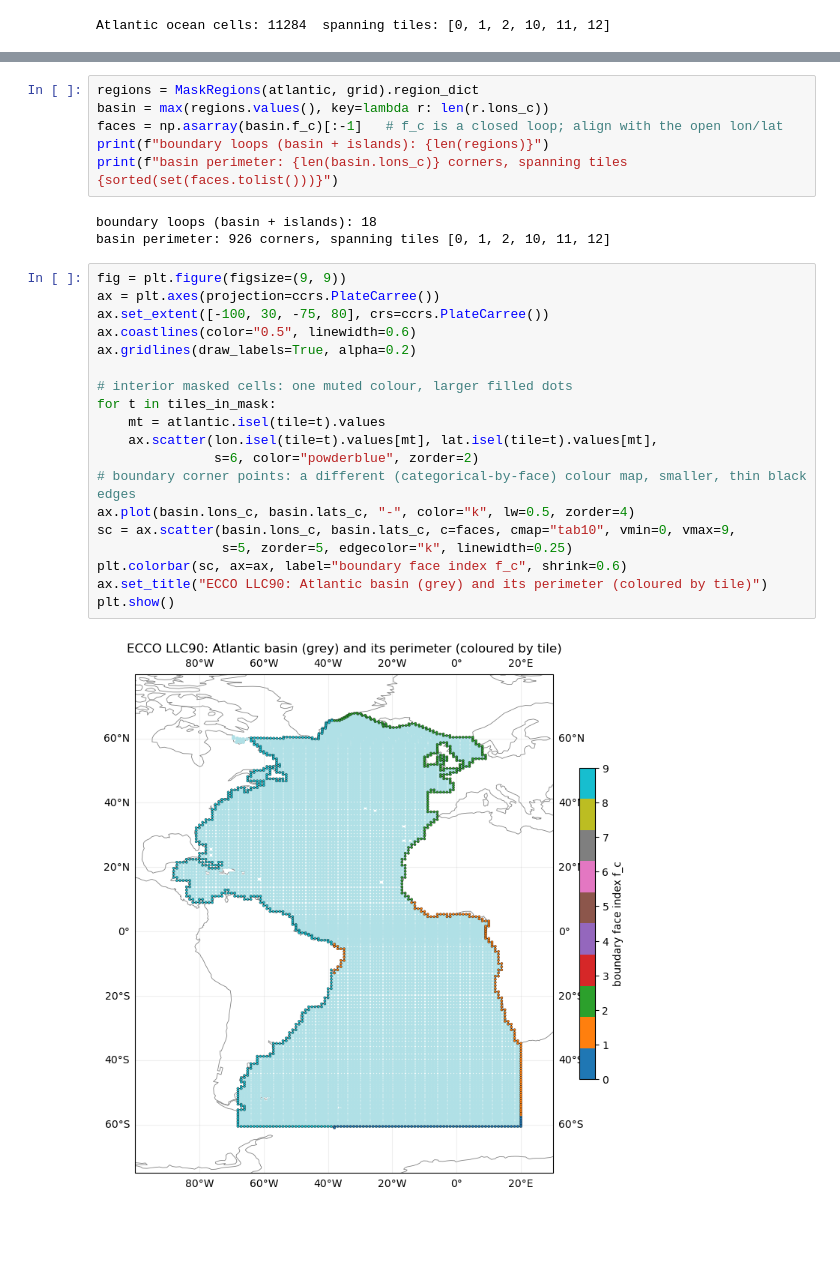
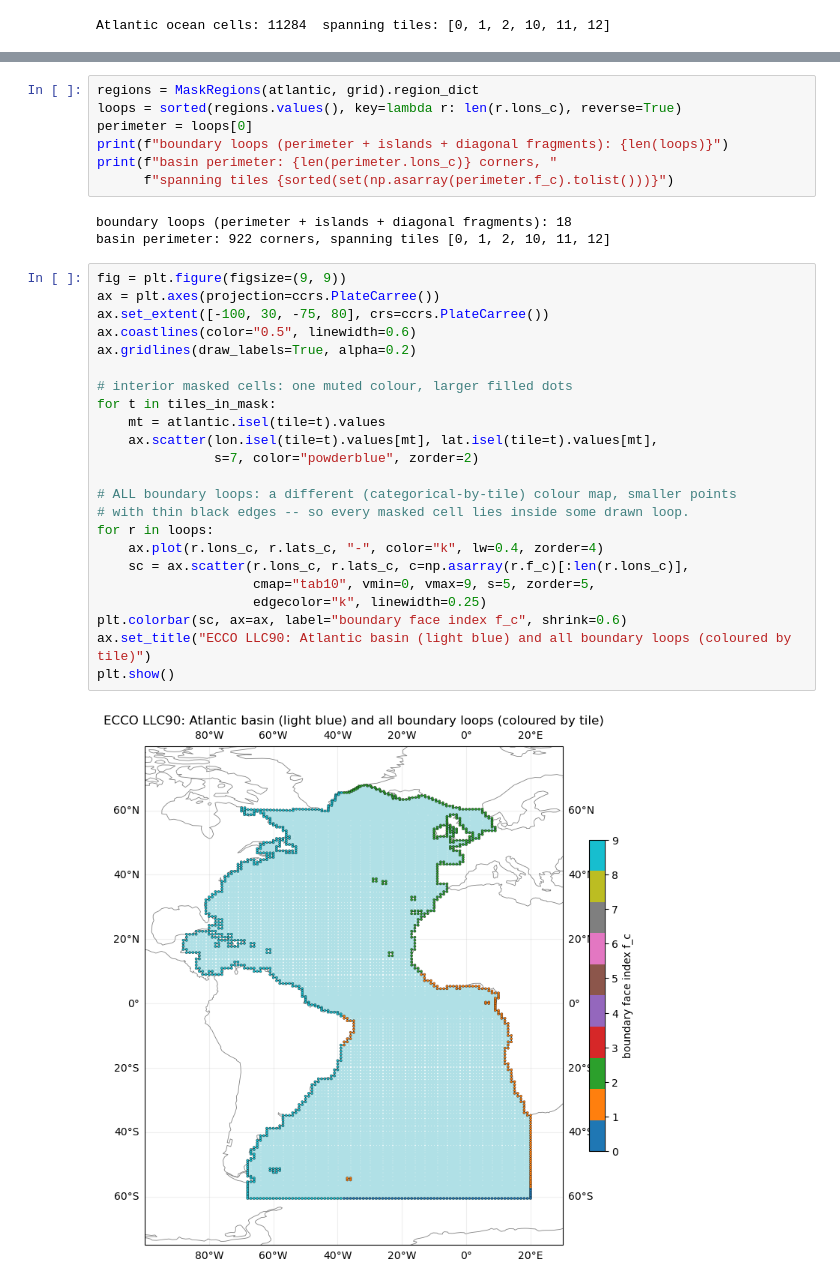
Before and after one commit to hdrake/regionate, a Jupyter notebook: examples/5_ECCO_LLC90_multiface_regions.ipynb, the cells around one changed output, grey strips where cells are left out. Drawn from its saved outputs; the diff is of its cells as text; blank space fills up the shorter version.

```diff
--- a/examples/5_ECCO_LLC90_multiface_regions.ipynb
+++ b/examples/5_ECCO_LLC90_multiface_regions.ipynb
@@ -58,33 +62,38 @@ Atlantic touches — the boundary is stitched across the rotated tile seams and
 # %%
 regions = MaskRegions(atlantic, grid).region_dict
-basin = max(regions.values(), key=lambda r: len(r.lons_c))
-faces = np.asarray(basin.f_c)[:-1]   # f_c is a closed loop; align with the open lon/lat
-print(f"boundary loops (basin + islands): {len(regions)}")
-print(f"basin perimeter: {len(basin.lons_c)} corners, spanning tiles {sorted(set(faces.tolist()))}")
+loops = sorted(regions.values(), key=lambda r: len(r.lons_c), reverse=True)
+perimeter = loops[0]
+print(f"boundary loops (perimeter + islands + diagonal fragments): {len(loops)}")
+print(f"basin perimeter: {len(perimeter.lons_c)} corners, "
+      f"spanning tiles {sorted(set(np.asarray(perimeter.f_c).tolist()))}")
 # %% [output]
-boundary loops (basin + islands): 18
-basin perimeter: 926 corners, spanning tiles [0, 1, 2, 10, 11, 12]
+boundary loops (perimeter + islands + diagonal fragments): 18
+basin perimeter: 922 corners, spanning tiles [0, 1, 2, 10, 11, 12]
 # %%
 fig = plt.figure(figsize=(9, 9))
 ax = plt.axes(projection=ccrs.PlateCarree())
 ax.set_extent([-100, 30, -75, 80], crs=ccrs.PlateCarree())
 ax.coastlines(color="0.5", linewidth=0.6)
 ax.gridlines(draw_labels=True, alpha=0.2)
 
 # interior masked cells: one muted colour, larger filled dots
 for t in tiles_in_mask:
     mt = atlantic.isel(tile=t).values
     ax.scatter(lon.isel(tile=t).values[mt], lat.isel(tile=t).values[mt],
-               s=6, color="powderblue", zorder=2)
-# boundary corner points: a different (categorical-by-face) colour map, smaller, thin black edges
-ax.plot(basin.lons_c, basin.lats_c, "-", color="k", lw=0.5, zorder=4)
-sc = ax.scatter(basin.lons_c, basin.lats_c, c=faces, cmap="tab10", vmin=0, vmax=9,
-                s=5, zorder=5, edgecolor="k", linewidth=0.25)
+               s=7, color="powderblue", zorder=2)
+
+# ALL boundary loops: a different (categorical-by-tile) colour map, smaller points
+# with thin black edges -- so every masked cell lies inside some drawn loop.
+for r in loops:
+    ax.plot(r.lons_c, r.lats_c, "-", color="k", lw=0.4, zorder=4)
+    sc = ax.scatter(r.lons_c, r.lats_c, c=np.asarray(r.f_c)[:len(r.lons_c)],
+                    cmap="tab10", vmin=0, vmax=9, s=5, zorder=5,
+                    edgecolor="k", linewidth=0.25)
 plt.colorbar(sc, ax=ax, label="boundary face index f_c", shrink=0.6)
-ax.set_title("ECCO LLC90: Atlantic basin (grey) and its perimeter (coloured by tile)")
+ax.set_title("ECCO LLC90: Atlantic basin (light blue) and all boundary loops (coloured by tile)")
 plt.show()
 # %% [output]
-[figure, old version]
+[figure, new version]
 # %% [markdown]
 ## Budget consistency: the discrete divergence theorem
 
```
Also changed, not shown: parts of 10 cells of this notebook, 10 other files.
